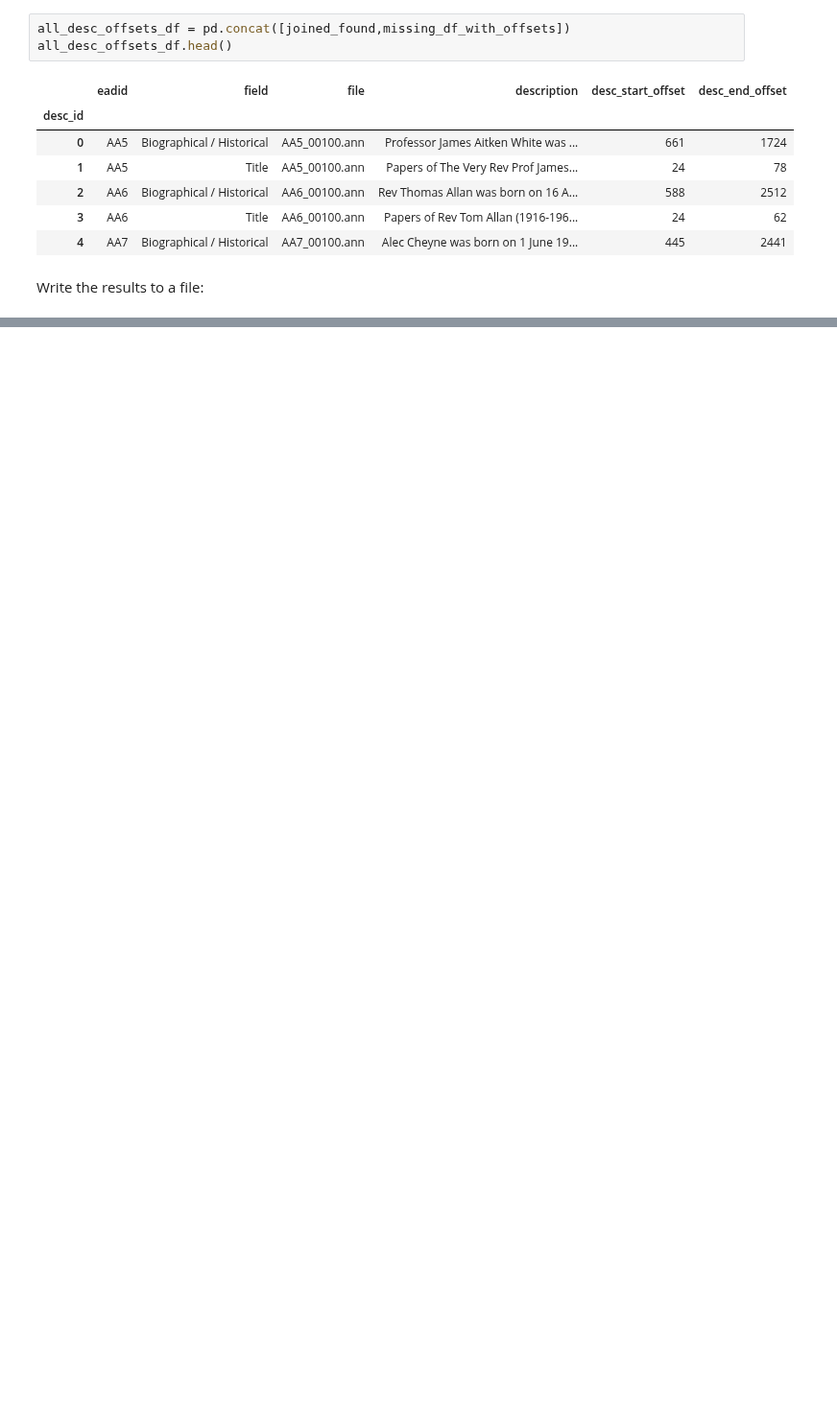
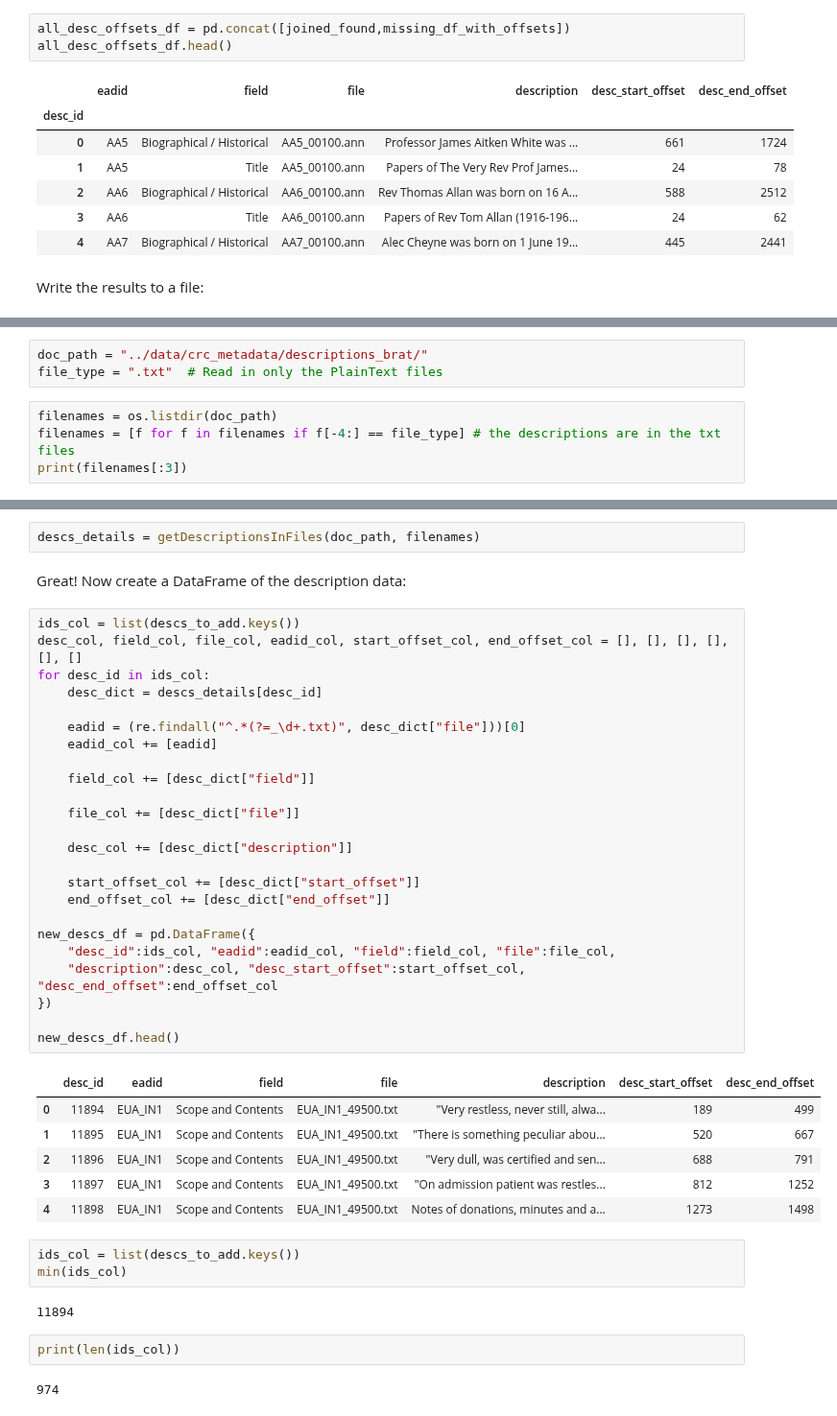
Before and after one commit to thegoose20/gender-bias, a Jupyter notebook: analysis/Analysis_DescAndAnnotLengths.ipynb, the cells around one changed output, grey strips where cells are left out. Shown at 96% size. Cells and saved outputs as stored; diff of their text form; blank space fills up the shorter version.

```diff
--- a/analysis/Analysis_DescAndAnnotLengths.ipynb
+++ b/analysis/Analysis_DescAndAnnotLengths.ipynb
@@ -439,0 +477,7 @@ all_desc_offsets_df.to_csv("../data/crc_metadata/all_descs_with_offsets.csv")
+# %%
+doc_path = "../data/crc_metadata/descriptions_brat/"
+file_type = ".txt"  # Read in only the PlainText files
+# %%
+filenames = os.listdir(doc_path)
+filenames = [f for f in filenames if f[-4:] == file_type] # the descriptions are in the txt files
+print(filenames[:3])
@@ -439,0 +514,44 @@ all_desc_offsets_df.to_csv("../data/crc_metadata/all_descs_with_offsets.csv")
+# %%
+descs_details = getDescriptionsInFiles(doc_path, filenames)
+# %% [markdown]
+Great!  Now create a DataFrame of the description data:
+# %%
+ids_col = list(descs_to_add.keys())
+desc_col, field_col, file_col, eadid_col, start_offset_col, end_offset_col = [], [], [], [], [], []
+for desc_id in ids_col:
+    desc_dict = descs_details[desc_id]
+
+    eadid = (re.findall("^.*(?=_\d+.txt)", desc_dict["file"]))[0]
+    eadid_col += [eadid]
+
+    field_col += [desc_dict["field"]]
+
+    file_col += [desc_dict["file"]]
+
+    desc_col += [desc_dict["description"]]
+
+    start_offset_col += [desc_dict["start_offset"]]
+    end_offset_col += [desc_dict["end_offset"]]
+
+new_descs_df = pd.DataFrame({
+    "desc_id":ids_col, "eadid":eadid_col, "field":field_col, "file":file_col,
+    "description":desc_col, "desc_start_offset":start_offset_col, "desc_end_offset":end_offset_col
+})
+
+new_descs_df.head()
+# %% [output]
+|  | desc_id | eadid | field | file | description | desc_start_offset | desc_end_offset |
+| 0 | 11894 | EUA_IN1 | Scope and Contents | EUA_IN1_49500.txt | "Very restless, never still, alwa... | 189 | 499 |
+| 1 | 11895 | EUA_IN1 | Scope and Contents | EUA_IN1_49500.txt | "There is something peculiar abou... | 520 | 667 |
+| 2 | 11896 | EUA_IN1 | Scope and Contents | EUA_IN1_49500.txt | "Very dull, was certified and sen... | 688 | 791 |
+| 3 | 11897 | EUA_IN1 | Scope and Contents | EUA_IN1_49500.txt | "On admission patient was restles... | 812 | 1252 |
+| 4 | 11898 | EUA_IN1 | Scope and Contents | EUA_IN1_49500.txt | Notes of donations, minutes and a... | 1273 | 1498 |
+# %%
+ids_col = list(descs_to_add.keys())
+min(ids_col)
+# %% [output]
+11894
+# %%
+print(len(ids_col))
+# %% [output]
+974
```
Also changed, not shown: parts of 20 cells of this notebook.
